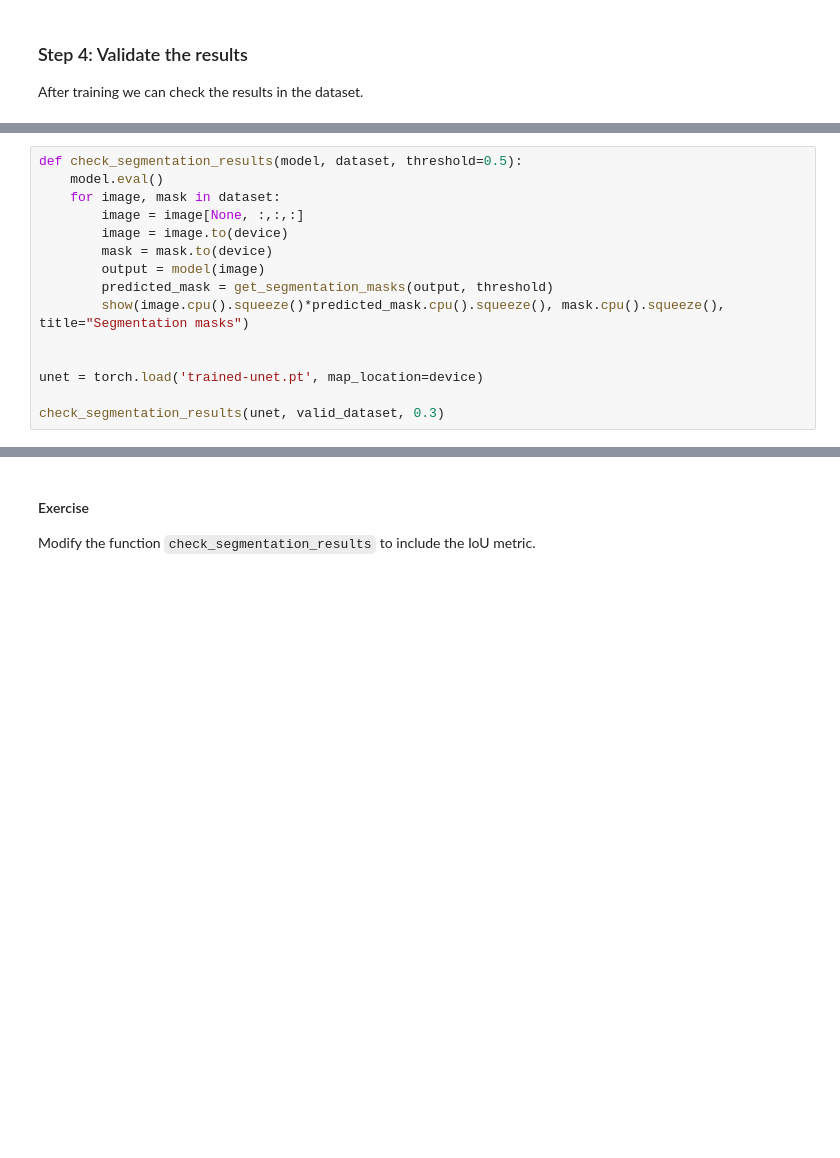
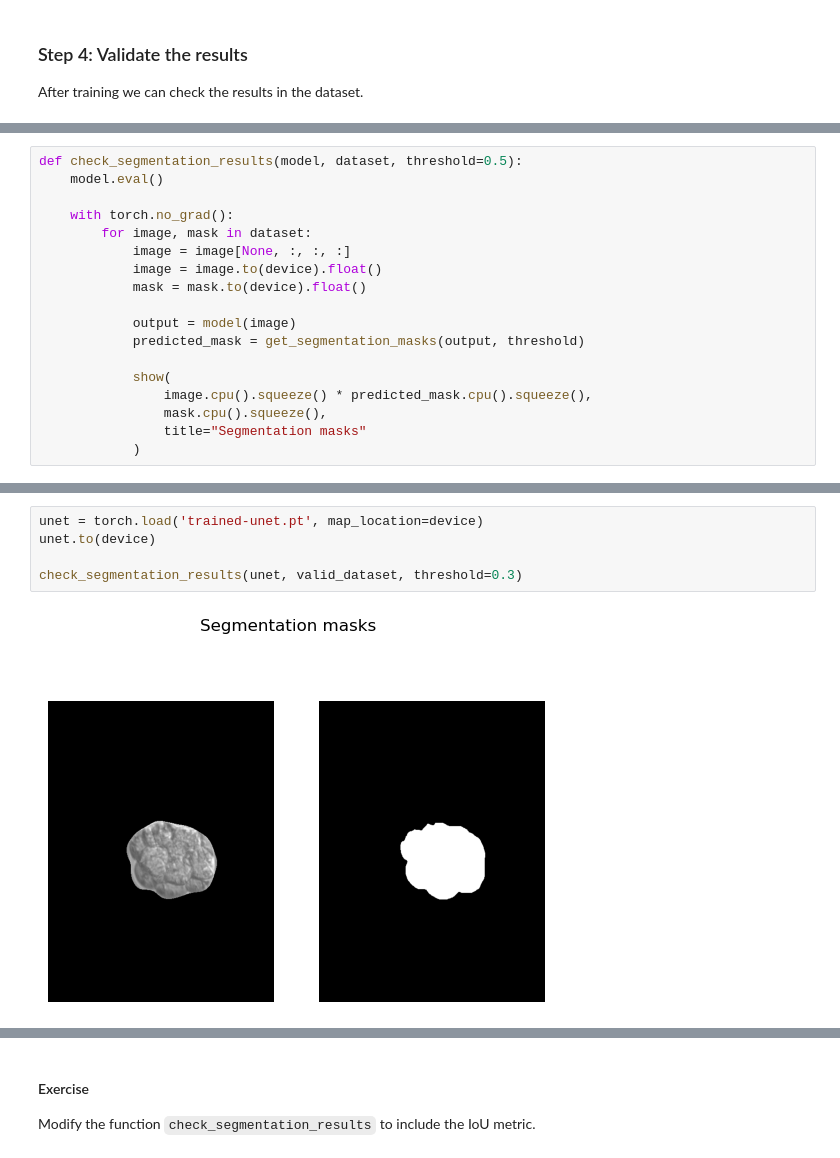
Before and after one commit to hugogs7/CV-II, a Jupyter notebook: 2 - Image segmentation.ipynb, the cells around one changed output, grey strips where cells are left out. Saved outputs shown, nothing was run; the diff lists cells and outputs as text; blank space fills up the shorter version.

```diff
--- a/2 - Image segmentation.ipynb
+++ b/2 - Image segmentation.ipynb
@@ -249,15 +506,18 @@ After training we can check the results in the dataset.
 # %%
 def check_segmentation_results(model, dataset, threshold=0.5):
     model.eval()
-    for image, mask in dataset:
-        image = image[None, :,:,:]
-        image = image.to(device)
-        mask = mask.to(device)
-        output = model(image)
-        predicted_mask = get_segmentation_masks(output, threshold)
-        show(image.cpu().squeeze()*predicted_mask.cpu().squeeze(), mask.cpu().squeeze(), title="Segmentation masks")
 
+    with torch.no_grad():
+        for image, mask in dataset:
+            image = image[None, :, :, :]
+            image = image.to(device).float()
+            mask = mask.to(device).float()
 
-unet = torch.load('trained-unet.pt', map_location=device)
+            output = model(image)
+            predicted_mask = get_segmentation_masks(output, threshold)
 
-check_segmentation_results(unet, valid_dataset, 0.3)
+            show(
+                image.cpu().squeeze() * predicted_mask.cpu().squeeze(),
+                mask.cpu().squeeze(),
+                title="Segmentation masks"
+            )
@@ -267,0 +524,7 @@ check_segmentation_results(unet, valid_dataset, 0.3)
+# %%
+unet = torch.load('trained-unet.pt', map_location=device)
+unet.to(device)
+
+check_segmentation_results(unet, valid_dataset, threshold=0.3)
+# %% [output]
+[figure, added]
```
Also changed, not shown: parts of 28 cells of this notebook.
